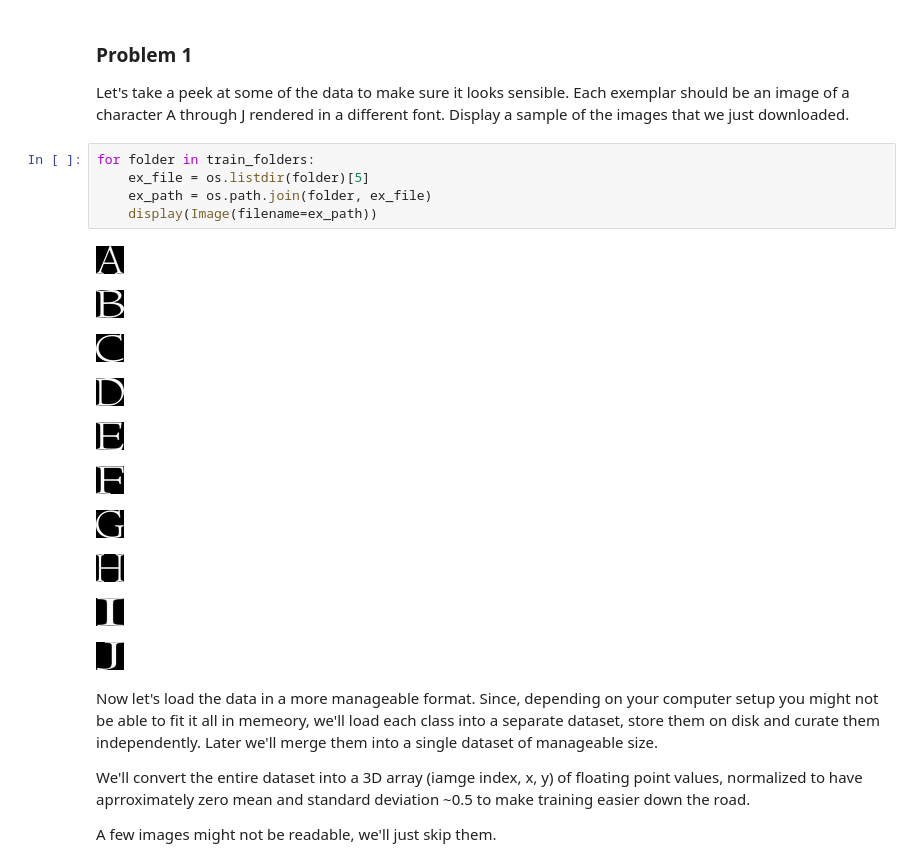
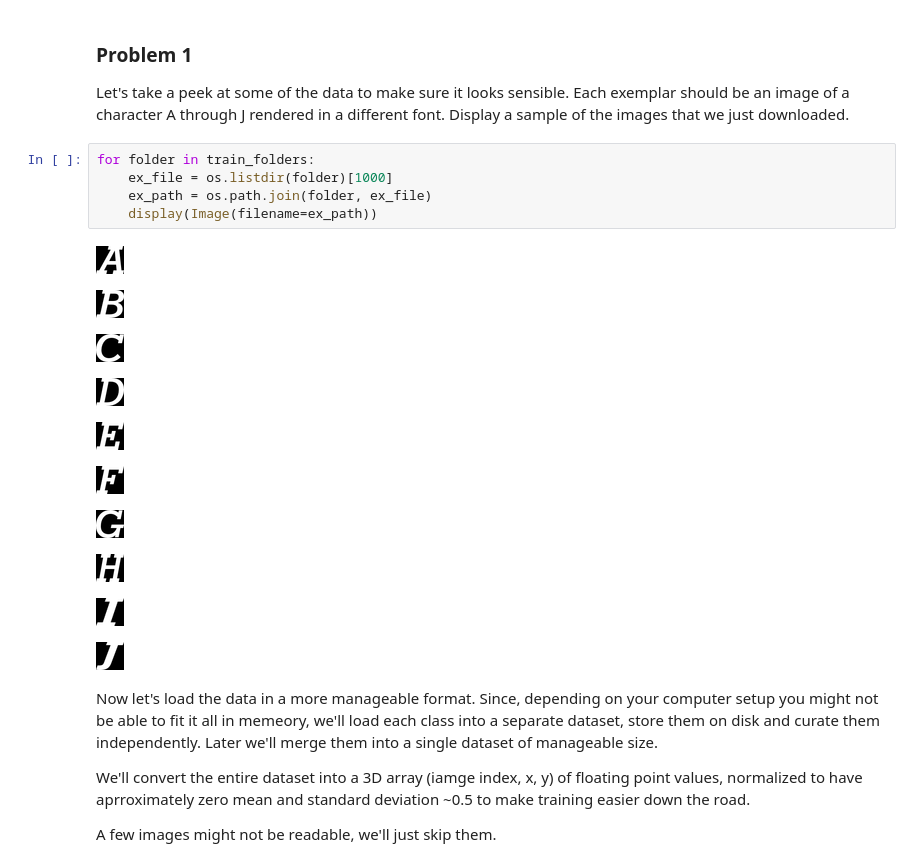
Before and after one commit to erikdao/deep-learing, a Jupyter notebook: 1_notmnist.ipynb, the cells around one changed output. Saved outputs shown, nothing was run; the diff lists cells and outputs as text.

```diff
--- a/1_notmnist.ipynb
+++ b/1_notmnist.ipynb
@@ -114,20 +108,20 @@ Extracting data for ./data/notMNIST_small. This may take a while. Please wait.
 Let's take a peek at some of the data to make sure it looks sensible. Each exemplar should be an image of a character A through J rendered in a different font. Display a sample of the images that we just downloaded.
 # %%
 for folder in train_folders:
-    ex_file = os.listdir(folder)[5]
+    ex_file = os.listdir(folder)[1000]
     ex_path = os.path.join(folder, ex_file)
     display(Image(filename=ex_path))
 # %% [output]
-[figure, old version]
+[figure, new version]
-[figure, old version]
+[figure, new version]
-[figure, old version]
+[figure, new version]
-[figure, old version]
+[figure, new version]
-[figure, old version]
+[figure, new version]
-[figure, old version]
+[figure, new version]
-[figure, old version]
+[figure, new version]
-[figure, old version]
+[figure, new version]
-[figure, old version]
+[figure, new version]
-[figure, old version]
+[figure, new version]
 # %% [markdown]
 Now let's load the data in a more manageable format. Since, depending on your computer setup you might not be able to fit it all in memeory, we'll load each class into a separate dataset, store them on disk and curate them independently. Later we'll merge them into a single dataset of manageable size.
 
```
Also changed, not shown: parts of 16 cells of this notebook, 1 other file.
